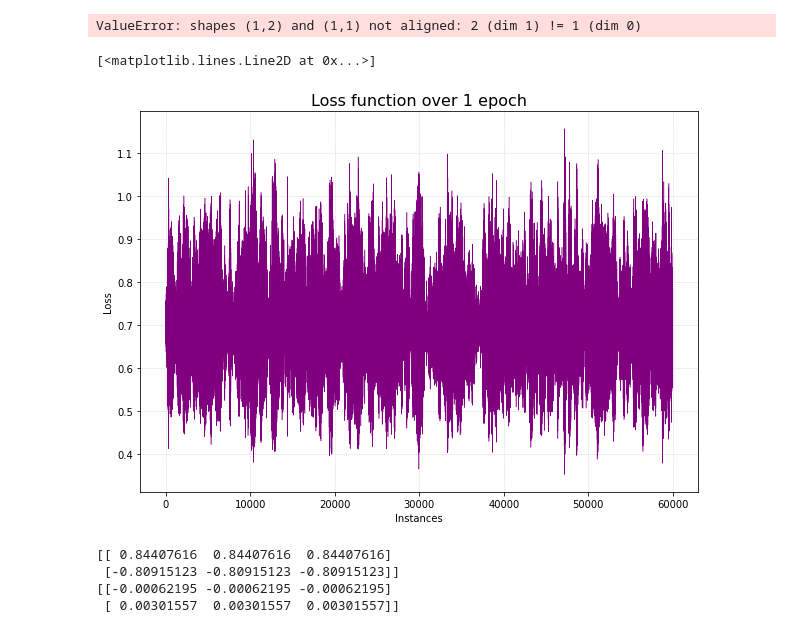
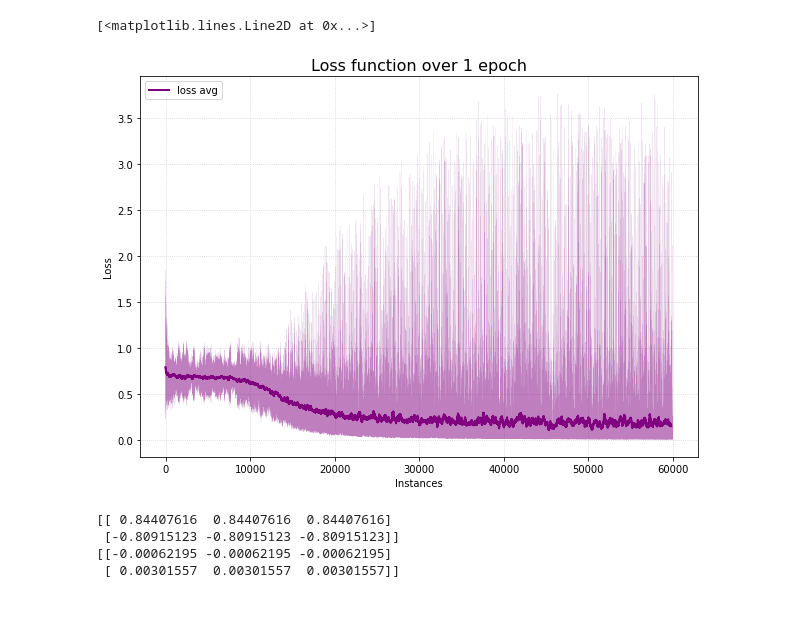
Before and after one commit to martinpucheuaviles/deep-learning-assignment1, a Jupyter notebook: part3.ipynb, the cells around one changed output. Saved outputs shown, nothing was run; the diff lists cells and outputs as text; code cells hidden in the pictures.

```diff
--- a/part3.ipynb
+++ b/part3.ipynb
@@ -298,24 +288,30 @@ random.seed(32)
 dnn.set_nodes(x=2,k=3,h=3,o=2,y=2)
 dnn.set_weights_W()
 dnn.set_weights_V()
+dnn.set_bias(b=3,c=2)
 # dnn.default_init()*
-dnn.train_epoch(rounds=5,alpha=0.01,verbose=True)
+# dnn.train_epoch(rounds=5,alpha=0.01,verbose=True)
+dnn.train_epoch(rounds=None,alpha=0.01,verbose=False)
-# %% [output]
-ValueError: shapes (1,2) and (1,1) not aligned: 2 (dim 1) != 1 (dim 0)
 # %%
+
+window = 200
+avg_loss = []
+for ind in range(len(dnn.losses) - 200 + 1):
+    avg_loss.append(np.mean(dnn.losses[ind:ind+window]))
+
 plt.figure(figsize=(10, 7))
 plt.title('Loss function over 1 epoch',fontsize=16)
 
 plt.xlabel('Instances')
 plt.ylabel('Loss')
 
 plt.grid(alpha =.6, linestyle =':')
-# plt.plot(avg_loss,  'purple',linewidth=2,alpha=1,label='Running average')
-# plt.legend(labels =['loss avg'], fontsize=10,loc='upper left')
-plt.plot(dnn.losses,'purple',linewidth=0.5,alpha=1,label='loss')
+plt.plot(avg_loss,  'purple',linewidth=2,alpha=1,label='Running average')
+plt.legend(labels =['loss avg'], fontsize=10,loc='upper left')
+plt.plot(dnn.losses,'purple',linewidth=0.1,alpha=0.5,label='loss')
 # %% [output]
 [<matplotlib.lines.Line2D at 0x...>]
-[figure, old version]
+[figure, new version]
 # %%
 print(dnn.W.T.T)
 print(dnn.dl_dw)
```
Also changed, not shown: parts of 1 cell of this notebook, 1 other file.
